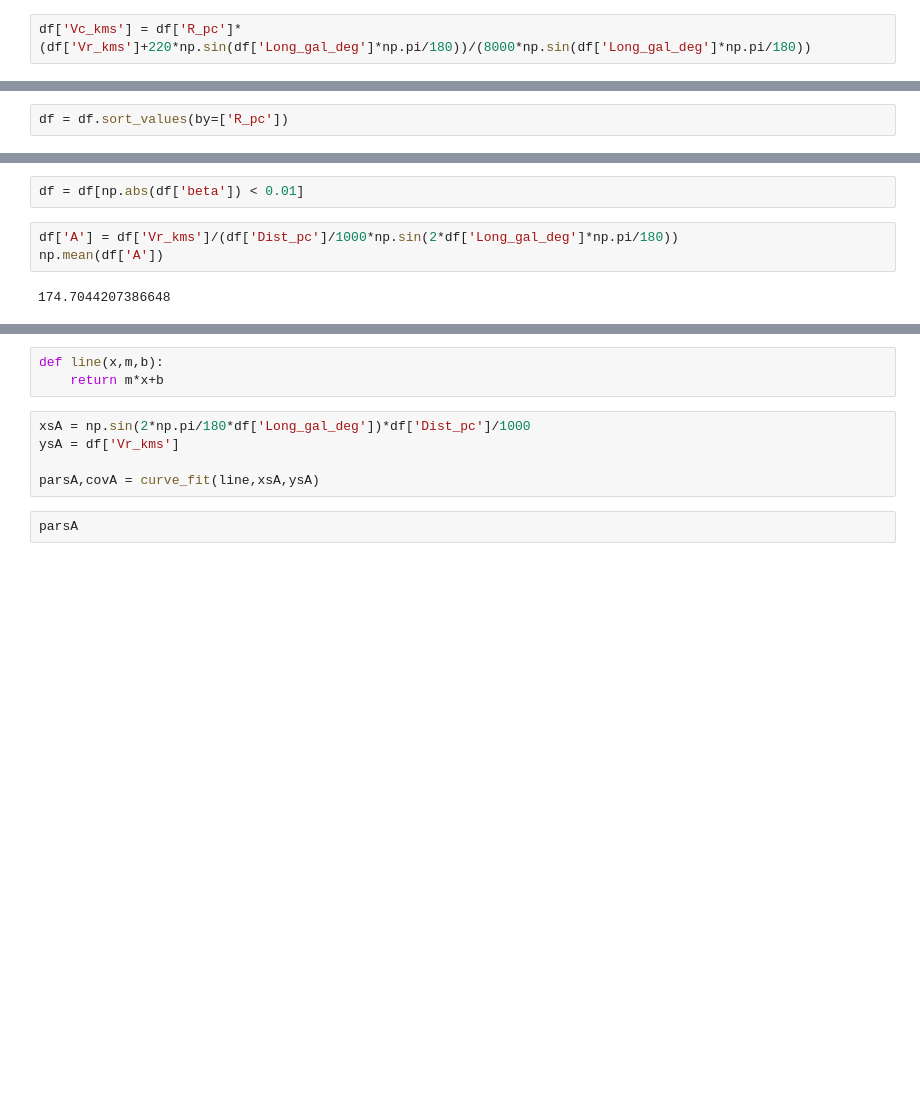
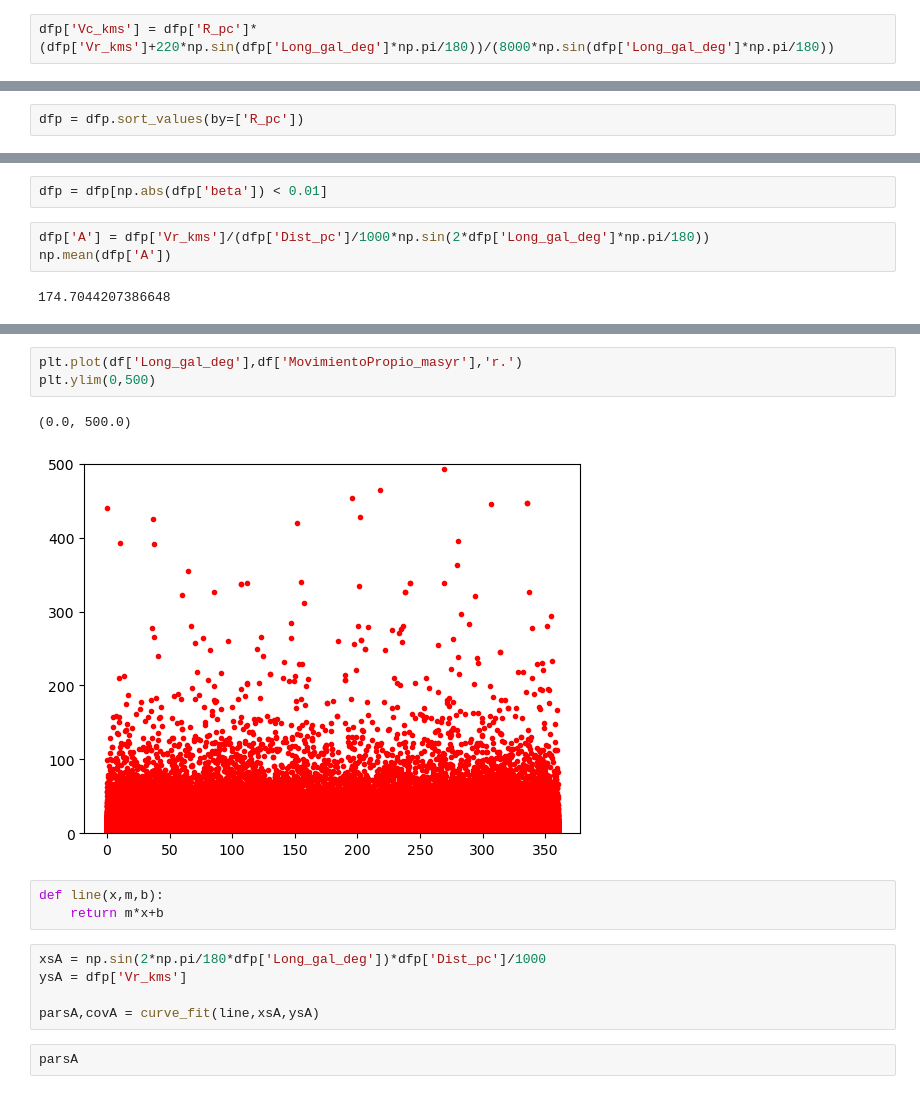
Before and after one commit to SantiagoJulioD/Galaxias, a Jupyter notebook: Parcial practico 2/Galaxias_p2.ipynb, the cells around one changed output, grey strips where cells are left out. Saved outputs shown, nothing was run; the diff lists cells and outputs as text; blank space fills up the shorter version.

```diff
--- a/Parcial practico 2/Galaxias_p2.ipynb
+++ b/Parcial practico 2/Galaxias_p2.ipynb
@@ -179,5 +189,5 @@ See the caveats in the documentation: https://pandas.pydata.org/pandas-docs/stab
 # %%
-df['Vc_kms'] = df['R_pc']*(df['Vr_kms']+220*np.sin(df['Long_gal_deg']*np.pi/180))/(8000*np.sin(df['Long_gal_deg']*np.pi/180))
+dfp['Vc_kms'] = dfp['R_pc']*(dfp['Vr_kms']+220*np.sin(dfp['Long_gal_deg']*np.pi/180))/(8000*np.sin(dfp['Long_gal_deg']*np.pi/180))
 # %% [output]
 A value is trying to be set on a copy of a slice from a DataFrame.
 Try using .loc[row_indexer,col_indexer] = value instead
@@ -187,3 +197,3 @@ See the caveats in the documentation: https://pandas.pydata.org/pandas-docs/stab
 # %%
-df = df.sort_values(by=['R_pc'])
+dfp = dfp.sort_values(by=['R_pc'])
 # %%
@@ -195,10 +205,10 @@ np.mean(df['beta']**2)**0.5
 # %% [output]
 0.07696271274792431
 # %%
-df = df[np.abs(df['beta']) < 0.01]
+dfp = dfp[np.abs(dfp['beta']) < 0.01]
 # %%
-df['A'] = df['Vr_kms']/(df['Dist_pc']/1000*np.sin(2*df['Long_gal_deg']*np.pi/180))
-np.mean(df['A'])
+dfp['A'] = dfp['Vr_kms']/(dfp['Dist_pc']/1000*np.sin(2*dfp['Long_gal_deg']*np.pi/180))
+np.mean(dfp['A'])
 # %% [output]
 174.7044207386648
 # %%
@@ -206,12 +216,18 @@ plt.plot(df['Dist_pc']*np.sin(2*np.pi/180*df['Long_gal_deg']),df['Vr_kms'],'r.')
 # %% [output]
 [<matplotlib.lines.Line2D at 0x...>]
 [figure]
+# %%
+plt.plot(df['Long_gal_deg'],df['MovimientoPropio_masyr'],'r.')
+plt.ylim(0,500)
+# %% [output]
+(0.0, 500.0)
+[figure, added]
 # %%
 def line(x,m,b):
     return m*x+b
 # %%
-xsA = np.sin(2*np.pi/180*df['Long_gal_deg'])*df['Dist_pc']/1000
-ysA = df['Vr_kms']
+xsA = np.sin(2*np.pi/180*dfp['Long_gal_deg'])*dfp['Dist_pc']/1000
+ysA = dfp['Vr_kms']
 
 parsA,covA = curve_fit(line,xsA,ysA)
 # %%
```
Also changed, not shown: parts of 18 cells of this notebook, 39 other files.
